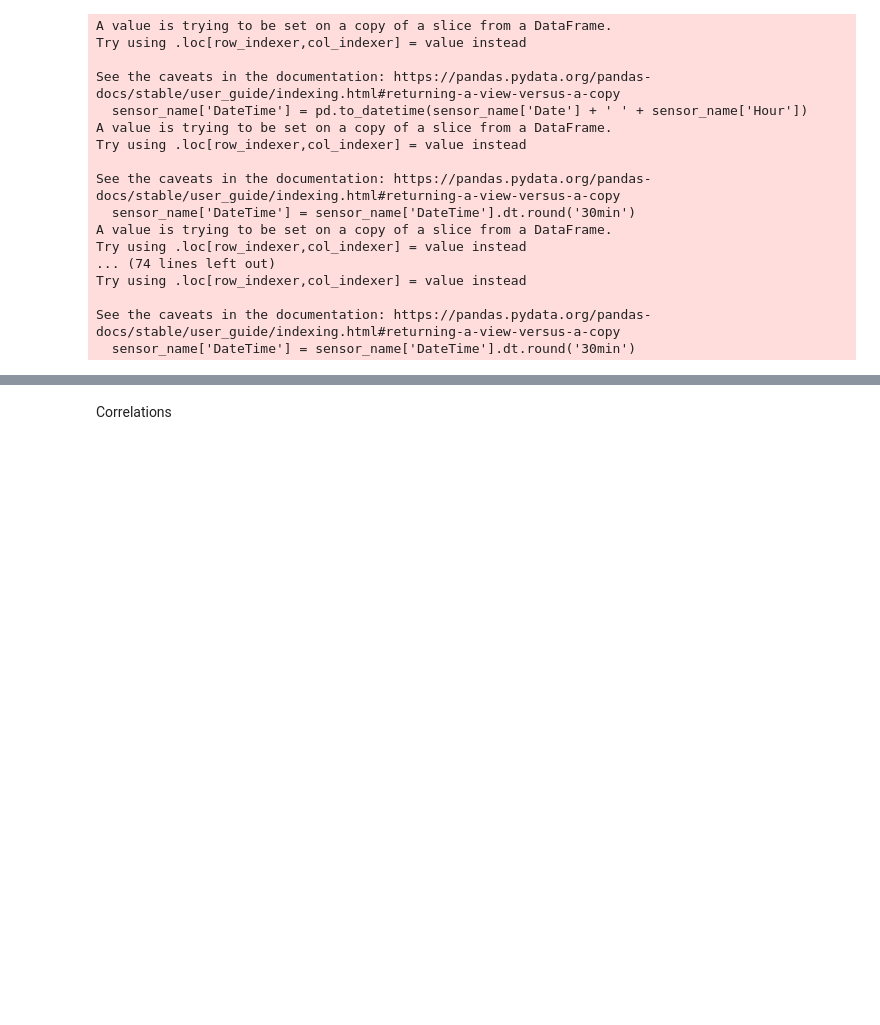
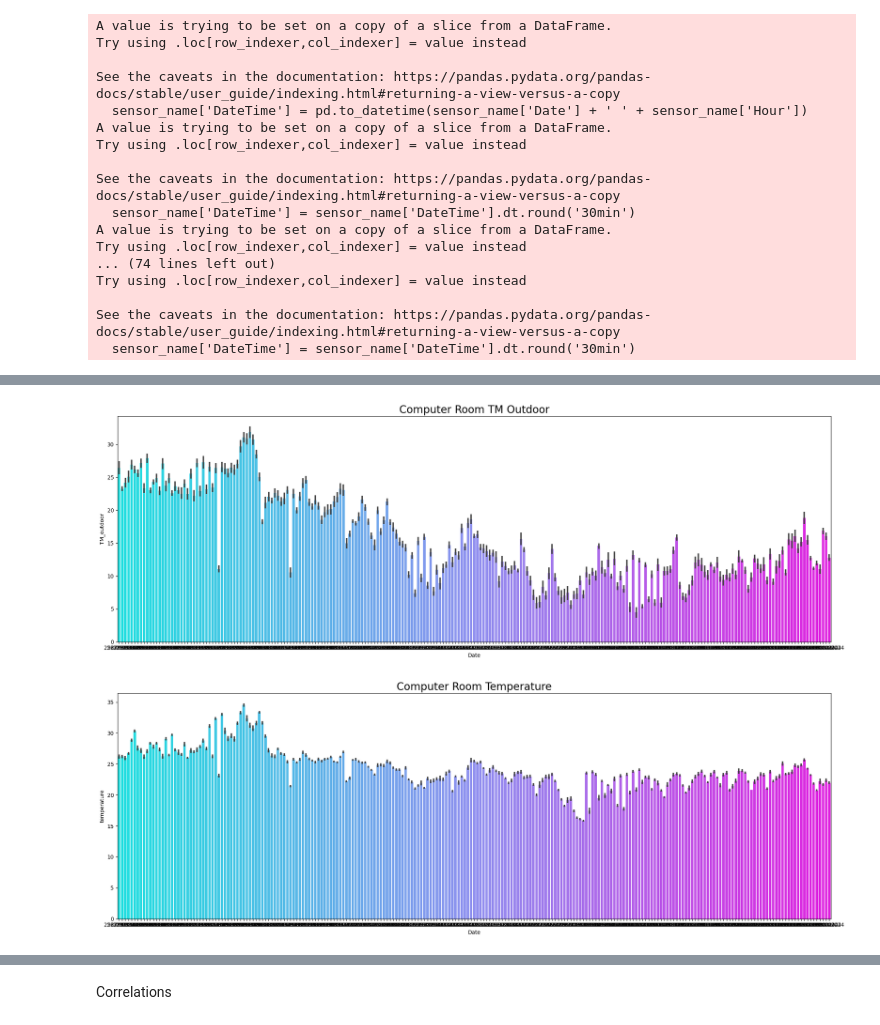
Before and after one commit to peremayolc/UAB_EnergyStudy, a Jupyter notebook: Recommender/recommendersys.ipynb, the cells around one changed output, grey strips where cells are left out. Saved outputs shown, nothing was run; the diff lists cells and outputs as text; code cells hidden in the pictures; blank space fills up the shorter version.

```diff
--- a/Recommender/recommendersys.ipynb
+++ b/Recommender/recommendersys.ipynb
@@ -285,0 +278,6 @@ display_plot(Classroom_com, Classroom_com['Date'], Classroom_com['temperature'],
+# %%
+display_plot(Computer_Room_com, Computer_Room_com['Date'], Computer_Room_com['TM_outdoor'], "Computer Room TM Outdoor")
+display_plot(Computer_Room_com, Computer_Room_com['Date'], Computer_Room_com['temperature'], "Computer Room Temperature")
+# %% [output]
+[figure, added]
+[figure, added]
```
Also changed, not shown: parts of 5 cells of this notebook.
